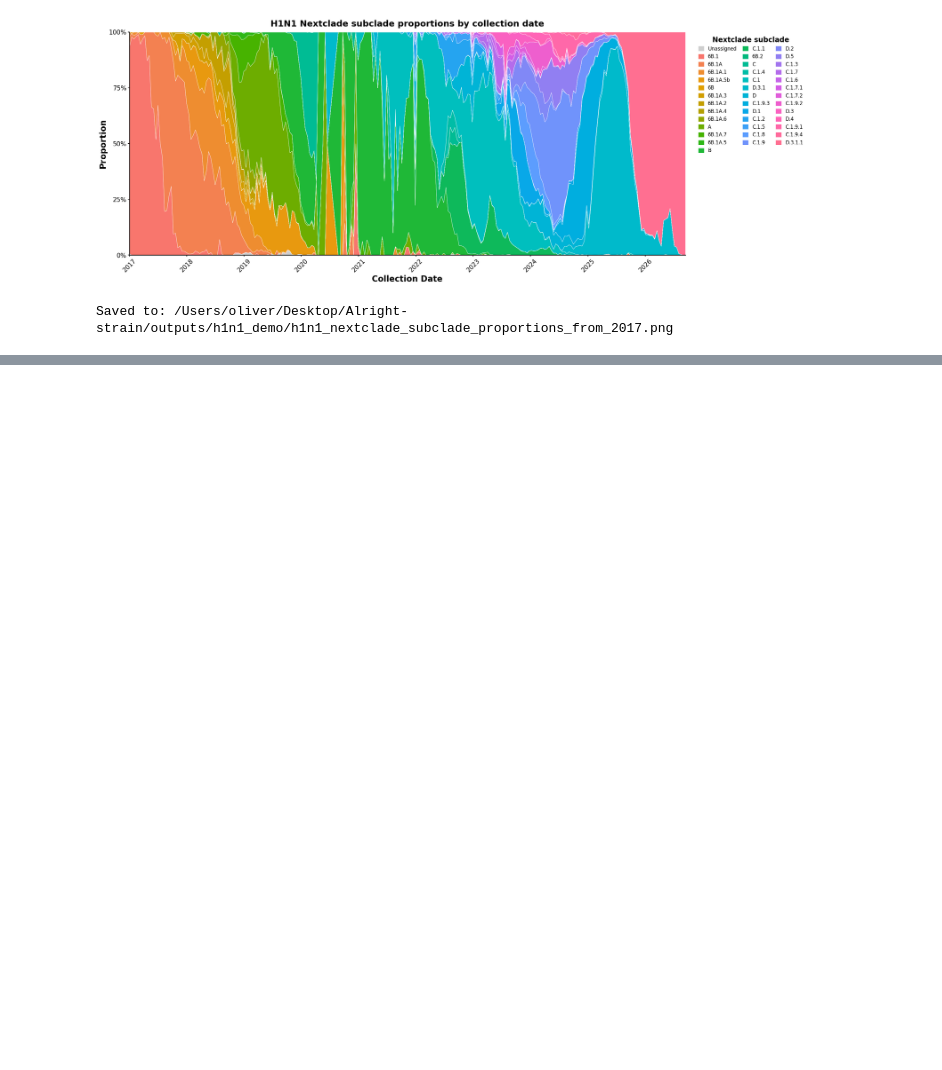
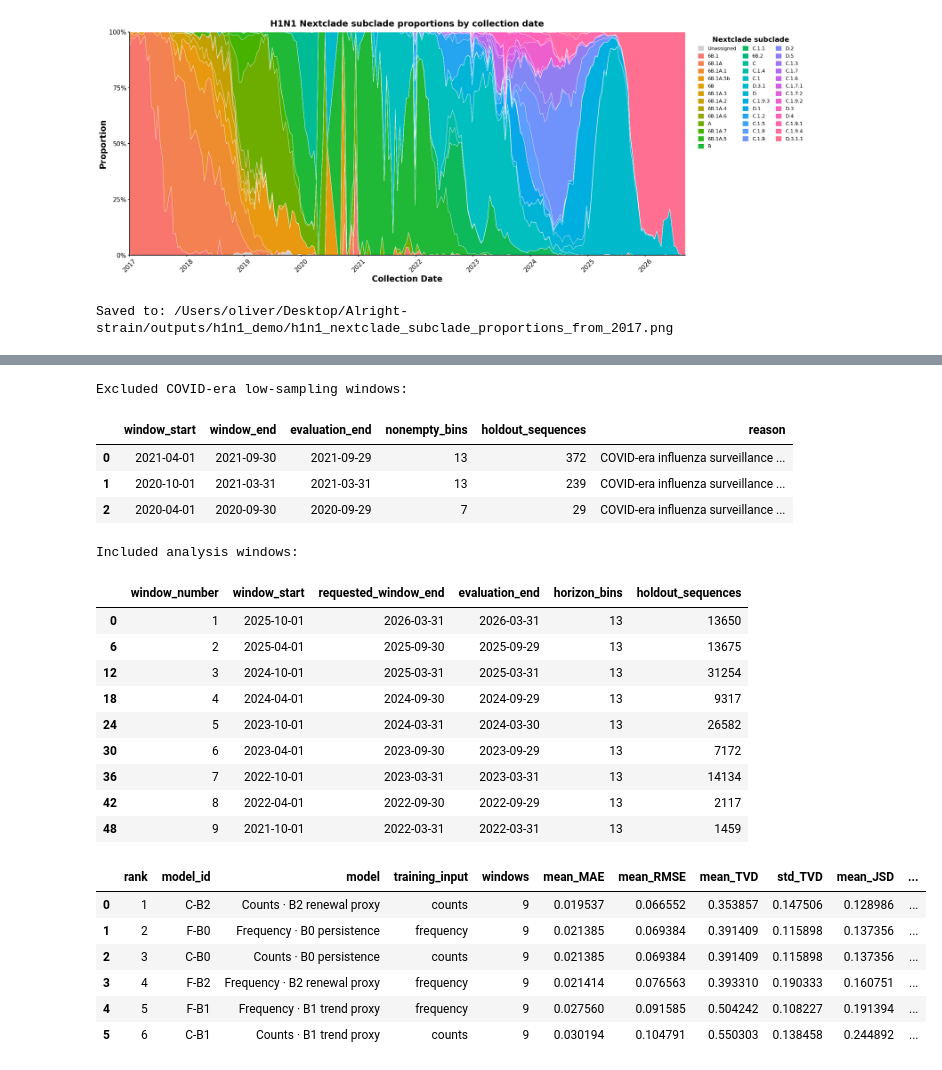
Before and after one commit to Chengxugorilla/Alright-strain, a Jupyter notebook: src/h1n1_subclade_processing.ipynb, the cells around one changed output, grey strips where cells are left out. Drawn from its saved outputs; the diff is of its cells as text; code cells hidden in the pictures; blank space fills up the shorter version.

Commit message:
renew

```diff
--- a/src/h1n1_subclade_processing.ipynb
+++ b/src/h1n1_subclade_processing.ipynb
@@ -233,0 +295,77 @@ print(f'Saved to: {benchmark_figure_path}')
+# %%
+from src.h1n1_benchmarks import (
+    DEFAULT_HALF_YEAR_WINDOWS,
+    build_window_aligned_counts,
+    run_rolling_six_model_backtest,
+)
+
+PANDEMIC_EXCLUDED_WINDOWS = DEFAULT_HALF_YEAR_WINDOWS[-3:]
+ANALYSIS_WINDOWS = DEFAULT_HALF_YEAR_WINDOWS[:-3]
+
+excluded_rows = []
+for excluded_start, excluded_end in PANDEMIC_EXCLUDED_WINDOWS:
+    excluded_counts, excluded_evaluation_end, excluded_horizon = build_window_aligned_counts(
+        records,
+        window_start=excluded_start,
+        window_end=excluded_end,
+        train_start=START_DATE,
+        bin_days=BIN_DAYS,
+    )
+    excluded_test = excluded_counts.loc[
+        excluded_counts.index >= pd.Timestamp(excluded_start)
+    ].iloc[:excluded_horizon]
+    excluded_rows.append({
+        'window_start': pd.Timestamp(excluded_start),
+        'window_end': pd.Timestamp(excluded_end),
+        'evaluation_end': excluded_evaluation_end,
+        'nonempty_bins': int((excluded_test.sum(axis=1) > 0).sum()),
+        'holdout_sequences': int(excluded_test.to_numpy().sum()),
+        'reason': 'COVID-era influenza surveillance interruption',
+    })
+excluded_window_overview = pd.DataFrame(excluded_rows)
+
+rolling_detail, rolling_summary = run_rolling_six_model_backtest(
+    records,
+    windows=ANALYSIS_WINDOWS,
+    train_start=START_DATE,
+    bin_days=BIN_DAYS,
+    lookback_bins=BENCHMARK_LOOKBACK_BINS,
+)
+
+window_overview = (
+    rolling_detail[[
+        'window_number', 'window_start', 'requested_window_end',
+        'evaluation_end', 'horizon_bins', 'holdout_sequences',
+    ]]
+    .drop_duplicates()
+    .sort_values('window_number')
+)
+print('Excluded COVID-era low-sampling windows:')
+display(excluded_window_overview)
+print('Included analysis windows:')
+display(window_overview)
+display(rolling_summary)
+# %% [output]
+Excluded COVID-era low-sampling windows:
+|  | window_start | window_end | evaluation_end | nonempty_bins | holdout_sequences | reason |
+| 0 | 2021-04-01 | 2021-09-30 | 2021-09-29 | 13 | 372 | COVID-era influenza surveillance ... |
+| 1 | 2020-10-01 | 2021-03-31 | 2021-03-31 | 13 | 239 | COVID-era influenza surveillance ... |
+| 2 | 2020-04-01 | 2020-09-30 | 2020-09-29 | 7 | 29 | COVID-era influenza surveillance ... |
+Included analysis windows:
+|  | window_number | window_start | requested_window_end | evaluation_end | horizon_bins | holdout_sequences |
+| 0 | 1 | 2025-10-01 | 2026-03-31 | 2026-03-31 | 13 | 13650 |
+| 6 | 2 | 2025-04-01 | 2025-09-30 | 2025-09-29 | 13 | 13675 |
+| 12 | 3 | 2024-10-01 | 2025-03-31 | 2025-03-31 | 13 | 31254 |
+| 18 | 4 | 2024-04-01 | 2024-09-30 | 2024-09-29 | 13 | 9317 |
+| 24 | 5 | 2023-10-01 | 2024-03-31 | 2024-03-30 | 13 | 26582 |
+| 30 | 6 | 2023-04-01 | 2023-09-30 | 2023-09-29 | 13 | 7172 |
+| 36 | 7 | 2022-10-01 | 2023-03-31 | 2023-03-31 | 13 | 14134 |
+| 42 | 8 | 2022-04-01 | 2022-09-30 | 2022-09-29 | 13 | 2117 |
+| 48 | 9 | 2021-10-01 | 2022-03-31 | 2022-03-31 | 13 | 1459 |
+|  | rank | model_id | model | training_input | windows | mean_MAE | mean_RMSE | mean_TVD | std_TVD | mean_JSD | ... |
+| 0 | 1 | C-B2 | Counts · B2 renewal proxy | counts | 9 | 0.019537 | 0.066552 | 0.353857 | 0.147506 | 0.128986 | ... |
+| 1 | 2 | F-B0 | Frequency · B0 persistence | frequency | 9 | 0.021385 | 0.069384 | 0.391409 | 0.115898 | 0.137356 | ... |
+| 2 | 3 | C-B0 | Counts · B0 persistence | counts | 9 | 0.021385 | 0.069384 | 0.391409 | 0.115898 | 0.137356 | ... |
+| 3 | 4 | F-B2 | Frequency · B2 renewal proxy | frequency | 9 | 0.021414 | 0.076563 | 0.393310 | 0.190333 | 0.160751 | ... |
+| 4 | 5 | F-B1 | Frequency · B1 trend proxy | frequency | 9 | 0.027560 | 0.091585 | 0.504242 | 0.108227 | 0.191394 | ... |
+| 5 | 6 | C-B1 | Counts · B1 trend proxy | counts | 9 | 0.030194 | 0.104791 | 0.550303 | 0.138458 | 0.244892 | ... |
```
Also changed, not shown: parts of 23 cells of this notebook, 3 other files.
